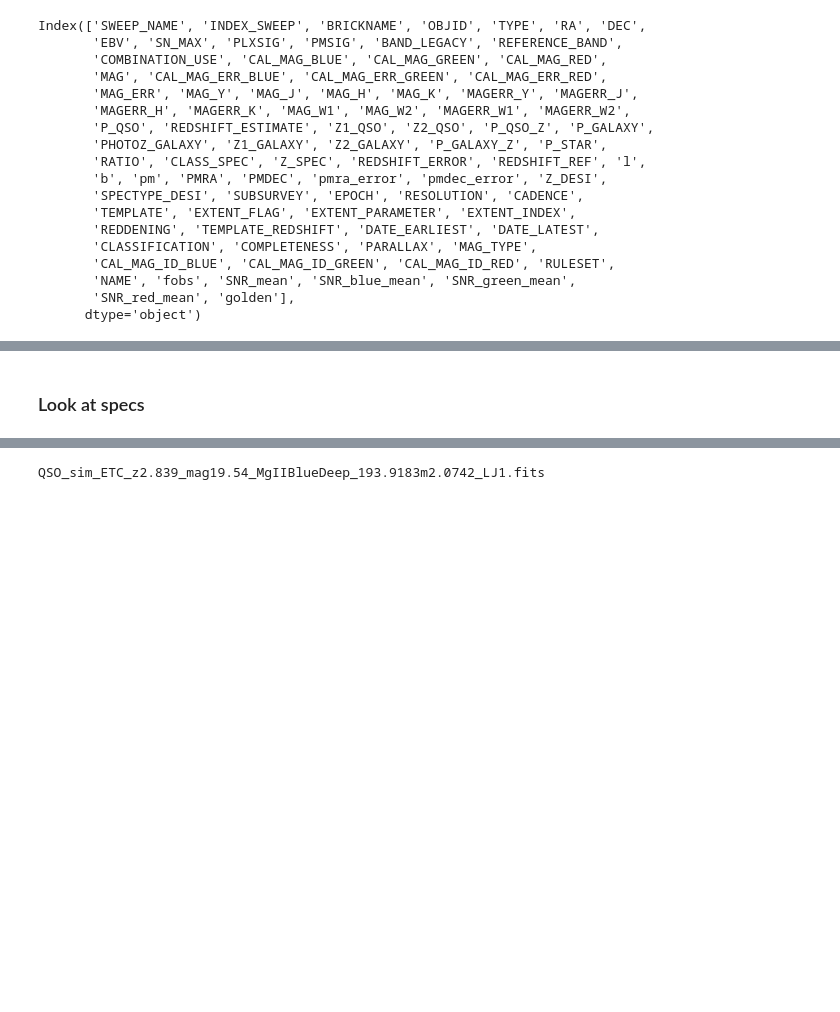
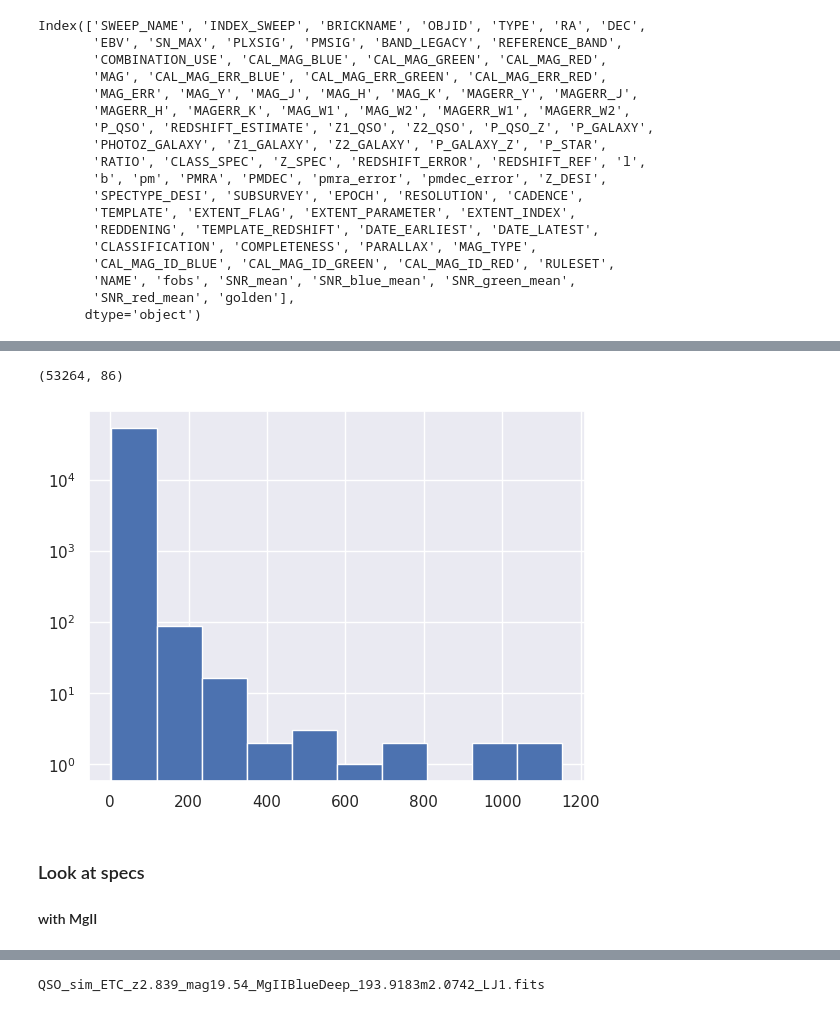
Before and after one commit to NicoGalvarino/simpaqs, a Jupyter notebook: get_SNR_bins.ipynb, the cells around one changed output, grey strips where cells are left out. Drawn from its saved outputs; the diff is of its cells as text; code cells hidden in the pictures; blank space fills up the shorter version.

```diff
--- a/get_SNR_bins.ipynb
+++ b/get_SNR_bins.ipynb
@@ -19,6 +19,7 @@ col_format_all_S17 = {
     'EPOCH':np.float32, 'RESOLUTION':np.int16,
     'SUBSURVEY':pd.StringDtype(),
     'TEMPLATE':pd.StringDtype(),
+    'TEMPLATE_with_MgII':pd.StringDtype(),
     'RULESET':pd.StringDtype(),
     'EXTENT_FLAG':np.int32,
     'EXTENT_PARAMETER':np.float32,'EXTENT_INDEX':np.float32,
@@ -385,4 +389,4 @@ cat.head()
 | 4 | 000m030-005m025 | 24879.0 | 0029m287 | 8506.0 | PSF | 3.104241 | -28.746363 | 0.013091 | 200.720352 | 0.052104 | ... |
 5 rows × 85 columns
 # %%
-save_to_fits(cat, '/data2/home2/nguerrav/Catalogues/ByCycle_Final_Cat_fobs_qso_templates_with_SNR_with_some_neg_snrs.fits')
+# save_to_fits(cat, '/data2/home2/nguerrav/Catalogues/ByCycle_Final_Cat_fobs_qso_templates_with_SNR_with_some_neg_snrs.fits')
@@ -512,0 +533,9 @@ save_to_fits(cat, '/data2/home2/nguerrav/Catalogues/ByCycle_Final_Cat_fobs_qso_t
+# %%
+not_golden.loc[not_golden['SNR_blue_mean']>=3.0].shape
+# %% [output]
+(53264, 86)
+# %%
+not_golden.loc[not_golden['SNR_blue_mean']>=3.0]['SNR_blue_mean'].hist()
+plt.yscale('log')
+# %% [output]
+[figure, added]
@@ -513,2 +544,4 @@ save_to_fits(cat, '/data2/home2/nguerrav/Catalogues/ByCycle_Final_Cat_fobs_qso_t
 # %% [markdown]
 ### Look at specs
+
+#### with MgII
```
Also changed, not shown: parts of 24 cells of this notebook, 2 other files.
